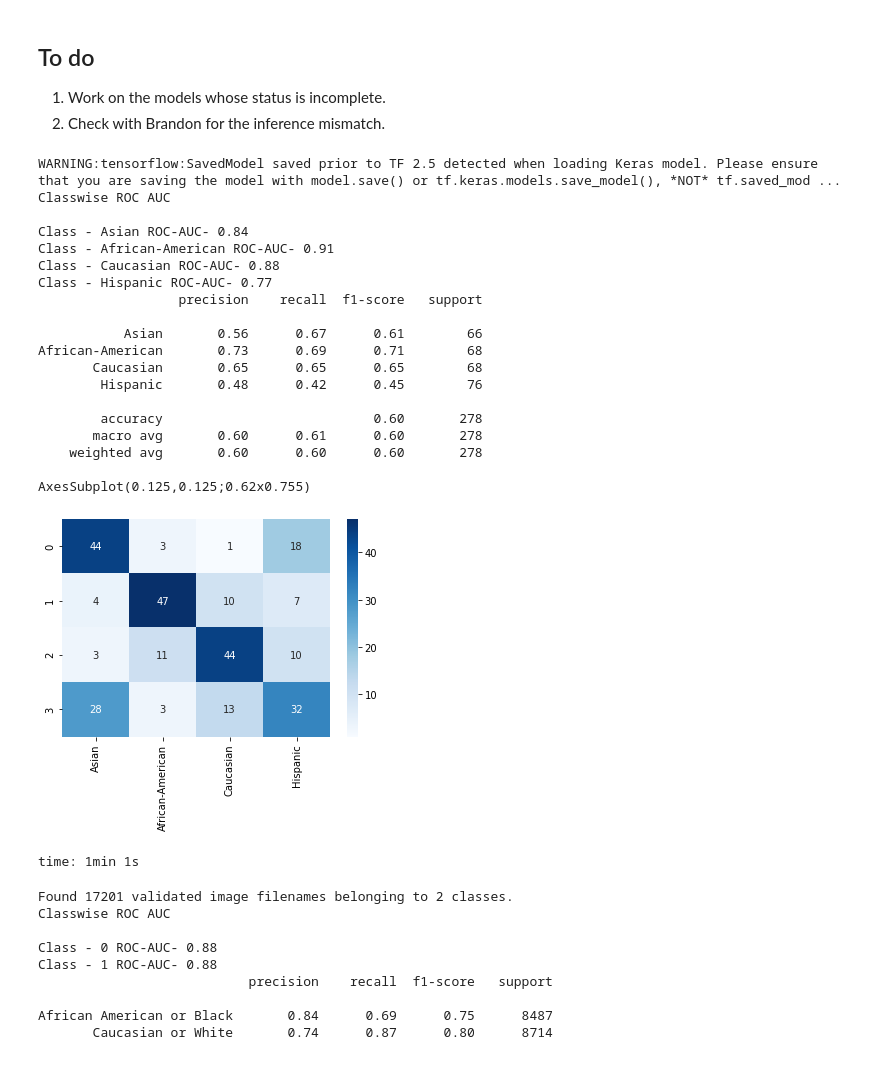
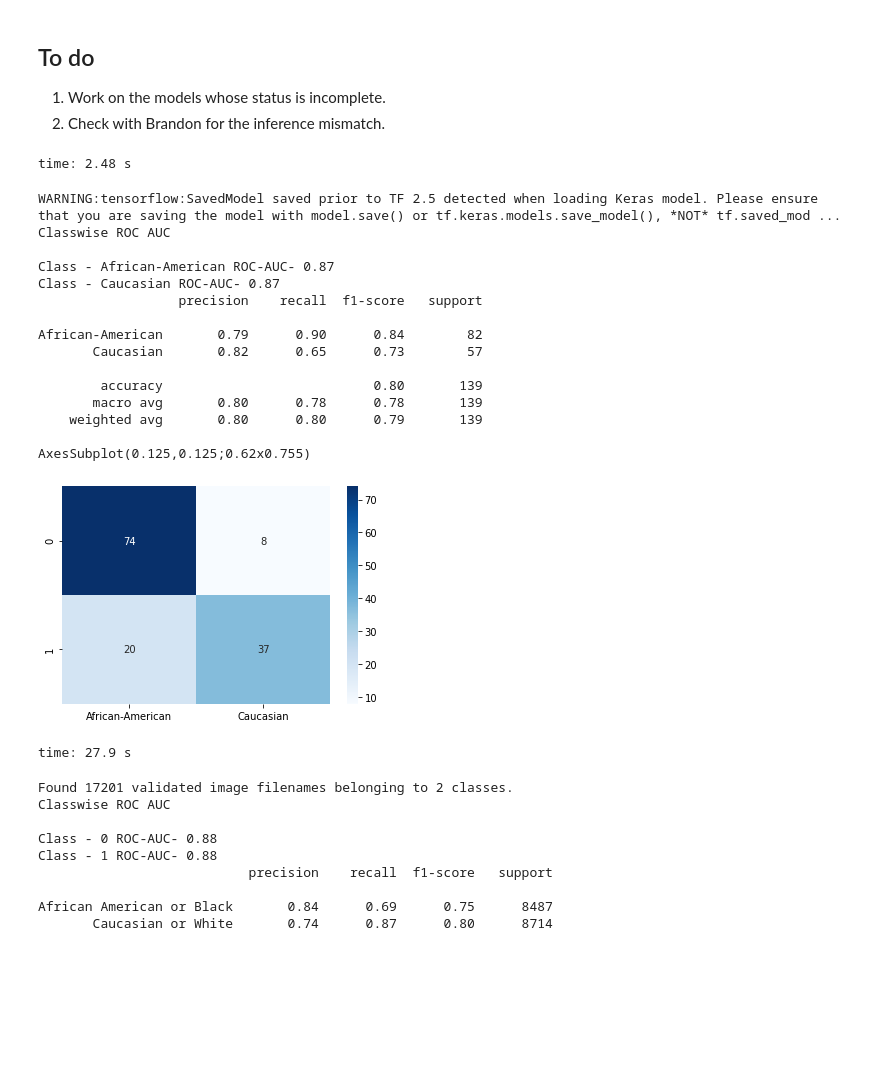
Before and after one commit to Emory-HITI/AI-Vengers, a Jupyter notebook: bias_pred.ipynb, the cells around one changed output. Cells and saved outputs as stored; diff of their text form; code cells hidden in the pictures; blank space fills up the shorter version.

Commit message:
Update in DHA and CheXpert Classes

```diff
--- a/bias_pred.ipynb
+++ b/bias_pred.ipynb
@@ -64,6 +64,13 @@ time: 824 µs
 
 1. Work on the models whose status is incomplete.
 2. Check with Brandon for the inference mismatch.
+# %%
+import zipfile
+
+with zipfile.ZipFile('./models/classification_model_2_classes.zip', 'r') as zip_ref:
+    zip_ref.extractall('./models/classification_model_2_classes')
+# %% [output]
+time: 2.48 s
 # %%
 # Digital Hand Atlas Class
 import pickle
@@ -81,48 +88,44 @@ class Digital_Hand_Atlas_ResNet50(Model):
         model = tf.keras.models.load_model(filepath=self.model_path)
         return (model)
 
     def calculate_inference(self):
         X_test, y_test = self.load_data()
         model = self.load_model()
         X_test = np.asarray(X_test)
         result = model.predict(X_test)
         labels = np.argmax(result, axis=1)
-        target_names = ['Asian', 'African-American', 'Caucasian', 'Hispanic']
+        target_names = ['African-American', 'Caucasian']
 
         print ('Classwise ROC AUC \n')
         for p in list(set(labels)):
             fpr, tpr, thresholds = roc_curve(y_test, model.predict(X_test)[:,p], pos_label = p)
             auroc = round(auc(fpr, tpr), 2)
             print ('Class - {} ROC-AUC- {}'.format(target_names[p], auroc))
 
         print (classification_report(y_test, labels, target_names=target_names))
         class_matrix = confusion_matrix(y_test, labels)
         return (sns.heatmap(class_matrix, annot=True, fmt='d', xticklabels=target_names, cmap='Blues'))
 
-dha = Digital_Hand_Atlas_ResNet50(model_path='./models/classification_model/', data_path='./test_data/test_data_dha.pkl')
+dha = Digital_Hand_Atlas_ResNet50(model_path='./models/classification_model_2_classes/', data_path='./test_data/test_data_dha_2_classes.pkl')
 print (dha.calculate_inference())
 # %% [output]
 WARNING:tensorflow:SavedModel saved prior to TF 2.5 detected when loading Keras model. Please ensure that you are saving the model with model.save() or tf.keras.models.save_model(), *NOT* tf.saved_mod ...
 Classwise ROC AUC
 
-Class - Asian ROC-AUC- 0.84
-Class - African-American ROC-AUC- 0.91
-Class - Caucasian ROC-AUC- 0.88
-Class - Hispanic ROC-AUC- 0.77
+Class - African-American ROC-AUC- 0.87
+Class - Caucasian ROC-AUC- 0.87
                   precision    recall  f1-score   support
 
-           Asian       0.56      0.67      0.61        66
-African-American       0.73      0.69      0.71        68
-       Caucasian       0.65      0.65      0.65        68
-        Hispanic       0.48      0.42      0.45        76
+African-American       0.79      0.90      0.84        82
+       Caucasian       0.82      0.65      0.73        57
 
-        accuracy                           0.60       278
-       macro avg       0.60      0.61      0.60       278
-    weighted avg       0.60      0.60      0.60       278
+        accuracy                           0.80       139
+       macro avg       0.80      0.78      0.78       139
+    weighted avg       0.80      0.80      0.79       139
 
 AxesSubplot(0.125,0.125;0.62x0.755)
-[figure, old version]
+[figure, new version]
-time: 1min 1s
+time: 27.9 s
 # %%
 # Mammogram Class
 import efficientnet.tfkeras as efn
```
Also changed, not shown: parts of 10 cells of this notebook.
